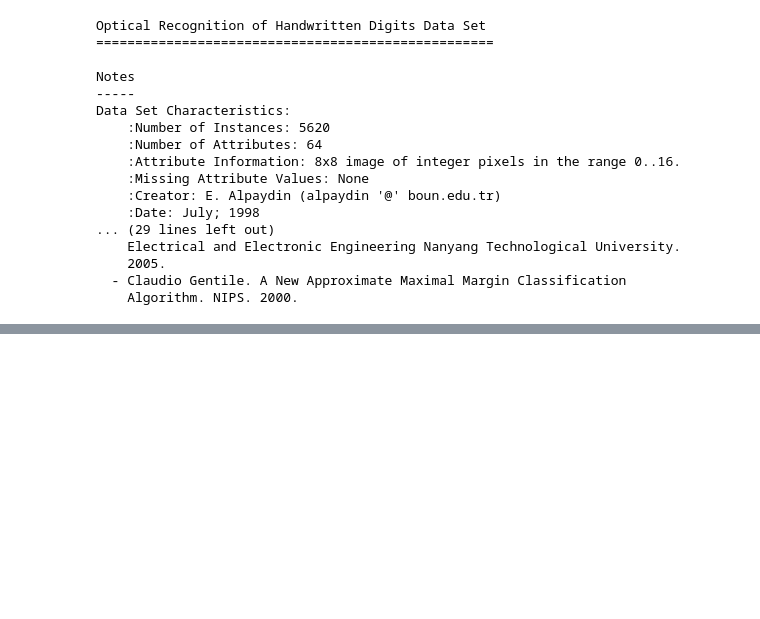
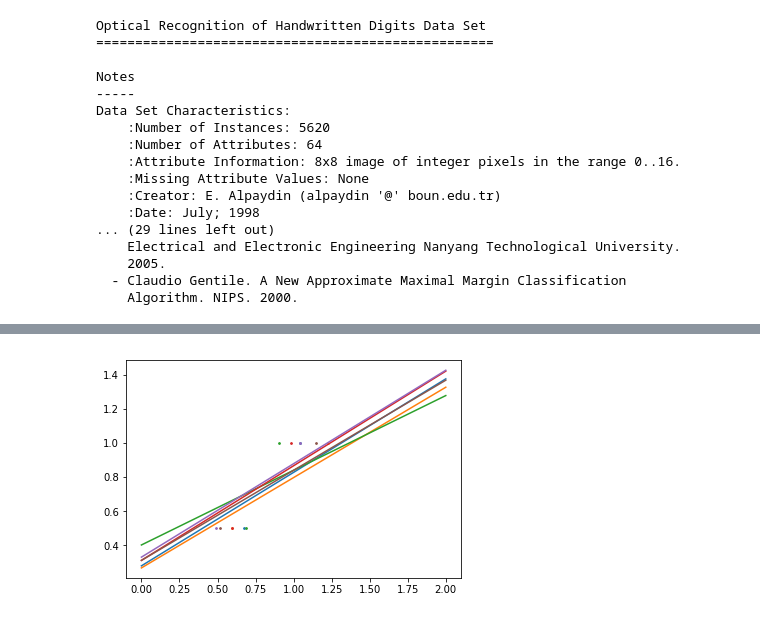
Before and after one commit to tipishev/sportamore_ml, a Jupyter notebook: tim/scikit_tutorial.ipynb, the cells around one changed output, grey strips where cells are left out. Saved outputs shown, nothing was run; the diff lists cells and outputs as text; code cells hidden in the pictures; blank space fills up the shorter version.

```diff
--- a/tim/scikit_tutorial.ipynb
+++ b/tim/scikit_tutorial.ipynb
@@ -72,0 +180,13 @@ pl.imshow(digits.images[12], cmap=pl.cm.gray_r)
+# %%
+>>> regr = linear_model.Ridge(alpha=.1)
+
+>>> pl.figure()
+
+>>> np.random.seed(0)
+>>> for _ in range(6):
+...    this_X = .1*np.random.normal(size=(2, 1)) + X
+...    regr.fit(this_X, y)
+...    pl.plot(test, regr.predict(test))
+...    pl.scatter(this_X, y, s=3)
+# %% [output]
+[figure, added]
```
Also changed, not shown: parts of 30 cells of this notebook.
